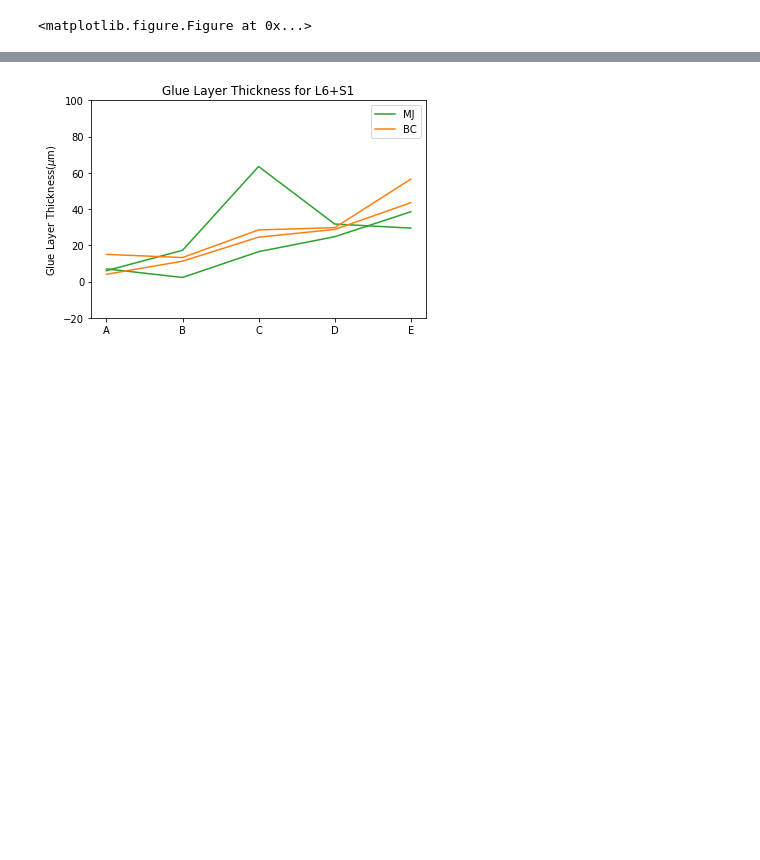
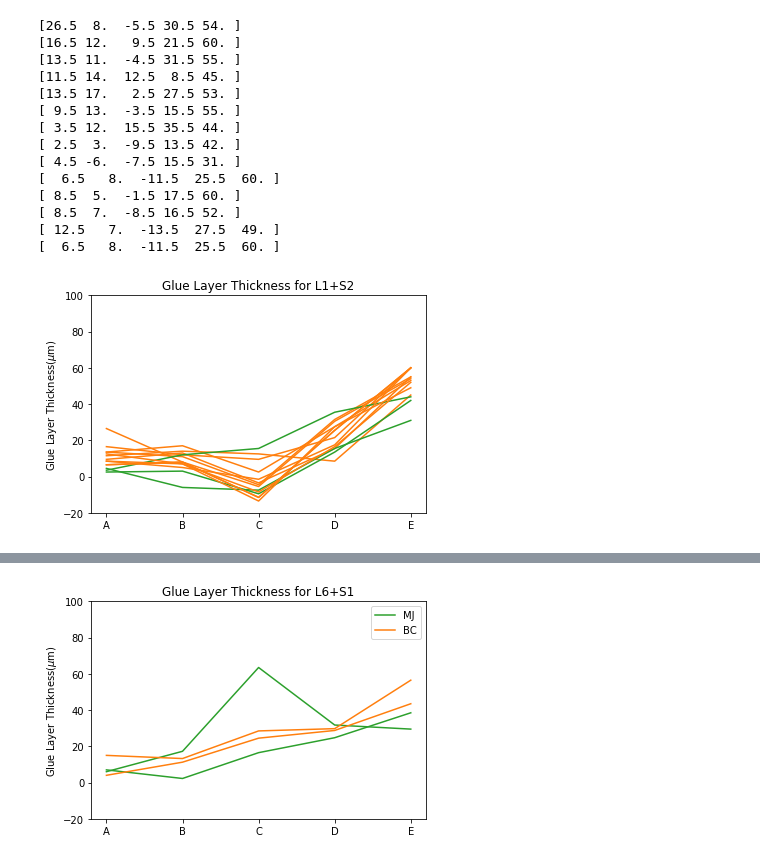
Before and after one commit to mariajose2398/CMS-MTD-BTL-SensorModule-Analysis, a Jupyter notebook: gluelayertransparency.ipynb, the cells around one changed output, grey strips where cells are left out. Cells and saved outputs as stored; diff of their text form; code cells hidden in the pictures; blank space fills up the shorter version.

Commit message:
Added a variable for storing glue layer thickness for each module in the gluelayertransparency file.

```diff
--- a/gluelayertransparency.ipynb
+++ b/gluelayertransparency.ipynb
@@ -3,10 +3,10 @@ import numpy as np
 import matplotlib.pyplot as plt
 l1_1=np.array([56.588,56.639,56.709,56.682,56.662])
 l1_2=np.array([56.577,56.611,56.654, 56.659,56.602])
-l1=(l1_1 +l1_2)/2
+L1=(l1_1 +l1_2)/2
 
 # use [::-1] to reverse order of measurements when necessary
-s2=np.array([2.309,2.309,2.306,2.309,2.308])
+S2=np.array([2.309,2.309,2.306,2.309,2.308])
 m1=np.array([58.994,59.010,58.982,58.942,58.918])[::-1]
 m2=np.array([59.000,59.001,58.997,58.946,58.908])[::-1]
 m3=np.array([58.995,59.011,58.983,58.945,58.905])[::-1]
@@ -17,35 +17,62 @@ m7=np.array([58.895,58.946,59.003,59.015,58.984])
 m8=np.array([58.894,58.937, 58.978,58.993,58.982])
 m9=np.array([58.896,58.928,58.980,58.995,58.971])
 m10=np.array([58.898,58.942,58.976,59.005,59.000])
 m11=np.array([58.900,58.939,58.986,58.997,59.000])
 m12=np.array([58.900,58.941,58.979,58.996,58.992])
 m13=np.array([58.989,59.007,58.974,58.941,58.904])[::-1]
 m14=np.array([58.898,58.942,58.976,59.005,59.000])
 X=np.array(["A", "B", "C", "D", "E"])
+L1S2=np.array([m1, m2, m3, m4, m5, m6, m7, m8, m9, m10, m11, m12, m13, m14])
+whomeasuredL1S2=['B', 'B', 'B', "B", "B","B", 'M', 'M', "M", 'B', 'B', 'B', "B", "B"]
+#L1S2Glue -L1S2G
+L1S2G=[]
+for x in range(len(L1S2)):
 
+    y=(L1S2[x]-L1-S2)*1000
+    print(y)
+    L1S2G.append(y)
+    if whomeasuredL1S2[x] == 'M':
+        plt.plot(X, y, "C2", label ="MJ")
+    if whomeasuredL1S2[x] =='B':
+        plt.plot(X, y, "C1", label ="BC")
 plt.ylim(-20, 100)
-
+'''
 plt.plot(X, (m1-l1-s2)*1000, "C1", label ="m1(BC)")
 plt.plot(X, (m2-l1-s2) *1000 , "C1", label="m2(BC)")
 plt.plot(X, (m3-l1-s2) *1000, "C1", label ="m3(BC)")
 plt.plot(X, (m4-l1-s2)*1000, "C1", label="m4(BC)")
 plt.plot(X, (m5-l1-s2)*1000, "C1", label ="m5(BC)")
 plt.plot(X, (m6-l1-s2)*1000, "C1", label ="m6(BC)")
 plt.plot(X, (m7-l1-s2)*1000, "C2", label ="m7(MJ)")
 plt.plot(X, (m8-l1-s2)*1000, "C2", label="m8(MJ)")
 plt.plot(X, (m9-l1-s2)*1000, "C2", label="m9(MJ)")
 plt.plot(X, (m10-l1-s2)*1000, "C1", label="m10(BC)")
 plt.plot(X, (m11-l1-s2)*1000, "C1", label="m11(BC)")
 plt.plot(X, (m12-l1-s2)*1000, "C1", label="m12(BC)")
 plt.plot(X, (m13-l1-s2)*1000, "C1", label="m13(BC)")
 plt.plot(X, (m14-l1-s2)*1000, "C1", label="m14(BC)")
+'''
 plt.ylabel(r"Glue Layer Thickness($\mu $m)")
 plt.title("Glue Layer Thickness for L1+S2")
 
 plt.savefig("l1s2_mariaVsBryan.png", dpi=300)
 plt.show()
 # %% [output]
-<matplotlib.figure.Figure at 0x...>
+[26.5  8.  -5.5 30.5 54. ]
+[16.5 12.   9.5 21.5 60. ]
+[13.5 11.  -4.5 31.5 55. ]
+[11.5 14.  12.5  8.5 45. ]
+[13.5 17.   2.5 27.5 53. ]
+[ 9.5 13.  -3.5 15.5 55. ]
+[ 3.5 12.  15.5 35.5 44. ]
+[ 2.5  3.  -9.5 13.5 42. ]
+[ 4.5 -6.  -7.5 15.5 31. ]
+[  6.5   8.  -11.5  25.5  60. ]
+[ 8.5  5.  -1.5 17.5 60. ]
+[ 8.5  7.  -8.5 16.5 52. ]
+[ 12.5   7.  -13.5  27.5  49. ]
+[  6.5   8.  -11.5  25.5  60. ]
+[figure, added]
 # %%
 #Measurement plot of L3 +S3 mock up module.
 L3= np.array([[56.706,56.729,56.745, 56.693, 56.614],
```
Also changed, not shown: parts of 5 cells of this notebook, 1 other file.
